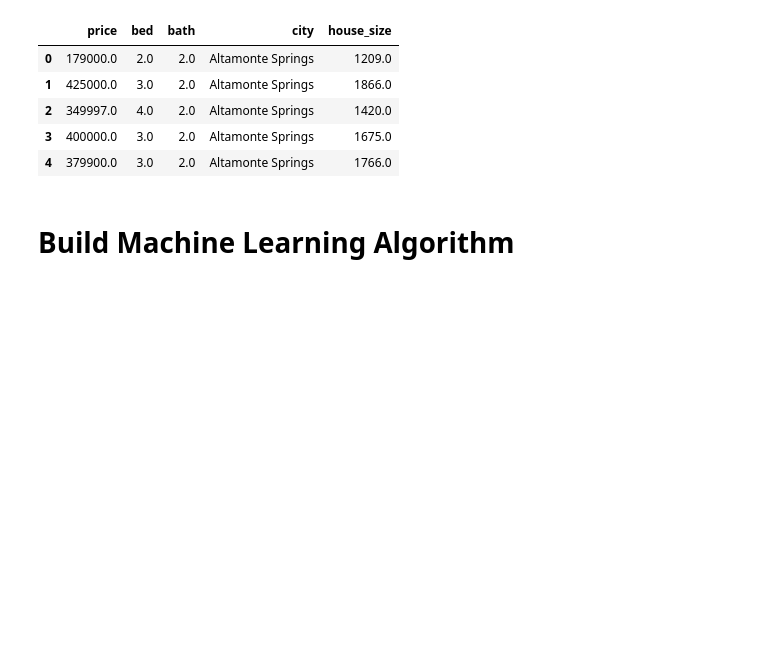
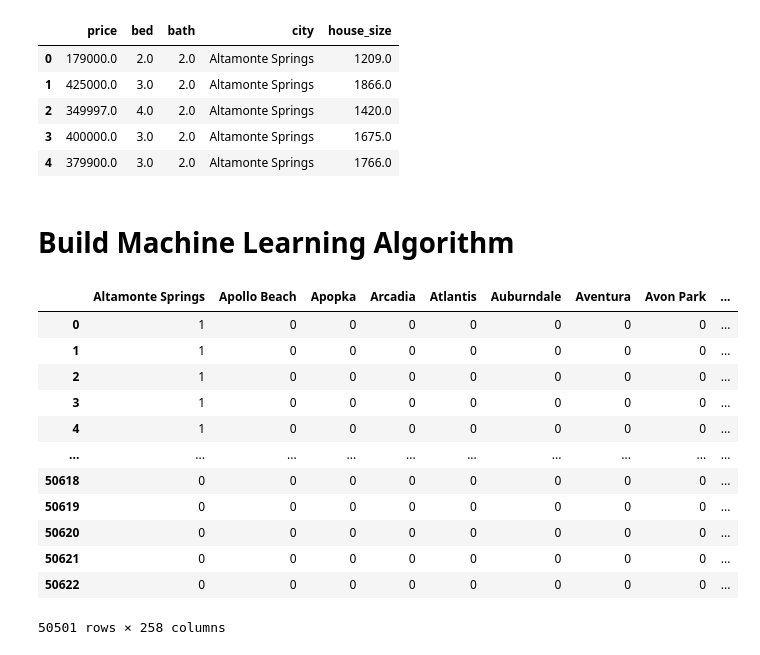
Before and after one commit to ipsitapurohit/group_project_4, a Jupyter notebook: main_code/main_code.ipynb, the cells around one changed output. Saved outputs shown, nothing was run; the diff lists cells and outputs as text; code cells hidden in the pictures; blank space fills up the shorter version.

```diff
--- a/main_code/main_code.ipynb
+++ b/main_code/main_code.ipynb
@@ -304,3 +304,29 @@ re_df_cleaned6.head()
 | 4 | 379900.0 | 3.0 | 2.0 | Altamonte Springs | 1766.0 |
 # %% [markdown]
 # Build Machine Learning Algorithm
+# %%
+# Ensure the 'city' column is of string type
+re_df_cleaned6['city'] = re_df_cleaned6['city'].astype(str)
+# %%
+# Create dummy variables for the 'city' column
+city_dummies = pd.get_dummies(re_df_cleaned6['city'])
+
+# Ensure the dummy variables are 0 and 1
+city_dummies = city_dummies.astype(int)
+
+# Print dummy variables
+city_dummies
+# %% [output]
+|  | Altamonte Springs | Apollo Beach | Apopka | Arcadia | Atlantis | Auburndale | Aventura | Avon Park | ... |
+| 0 | 1 | 0 | 0 | 0 | 0 | 0 | 0 | 0 | ... |
+| 1 | 1 | 0 | 0 | 0 | 0 | 0 | 0 | 0 | ... |
+| 2 | 1 | 0 | 0 | 0 | 0 | 0 | 0 | 0 | ... |
+| 3 | 1 | 0 | 0 | 0 | 0 | 0 | 0 | 0 | ... |
+| 4 | 1 | 0 | 0 | 0 | 0 | 0 | 0 | 0 | ... |
+| ... | ... | ... | ... | ... | ... | ... | ... | ... | ... |
+| 50618 | 0 | 0 | 0 | 0 | 0 | 0 | 0 | 0 | ... |
+| 50619 | 0 | 0 | 0 | 0 | 0 | 0 | 0 | 0 | ... |
+| 50620 | 0 | 0 | 0 | 0 | 0 | 0 | 0 | 0 | ... |
+| 50621 | 0 | 0 | 0 | 0 | 0 | 0 | 0 | 0 | ... |
+| 50622 | 0 | 0 | 0 | 0 | 0 | 0 | 0 | 0 | ... |
+50501 rows × 258 columns
```
Also changed, not shown: parts of 15 cells of this notebook, 2 other files.
